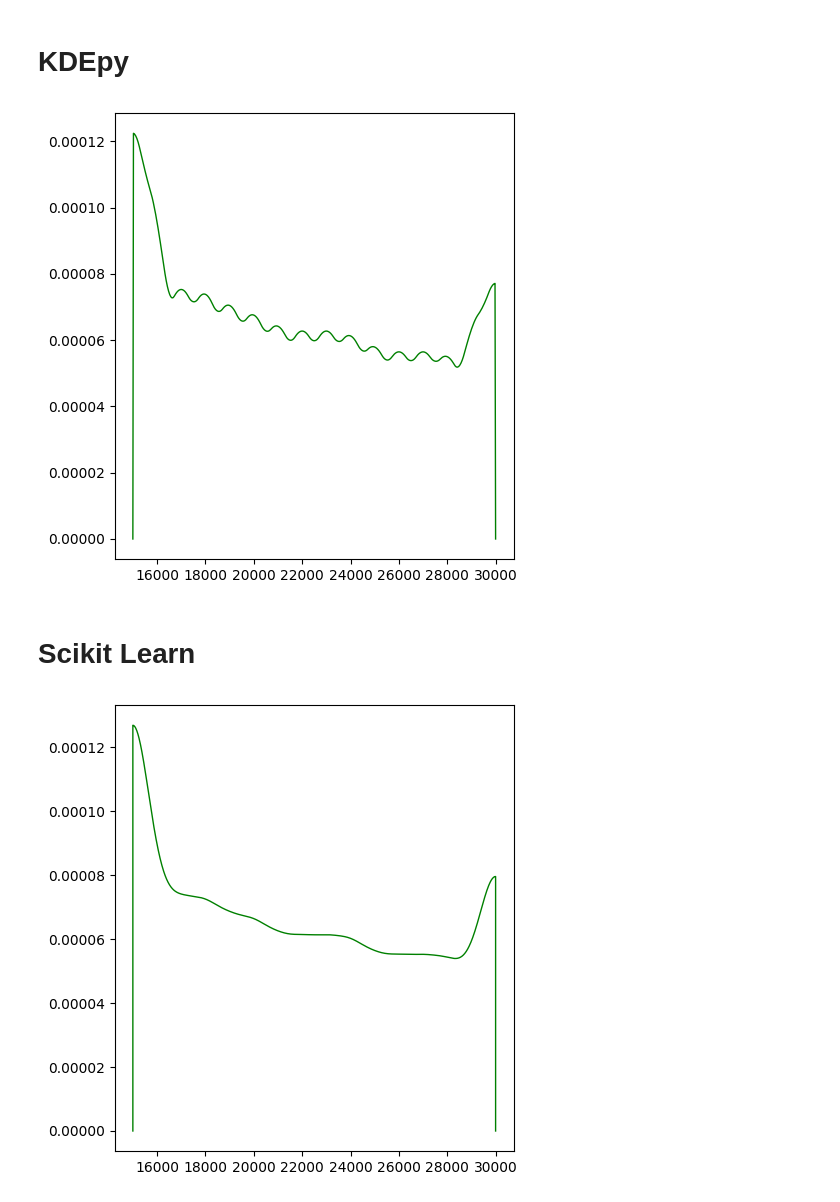
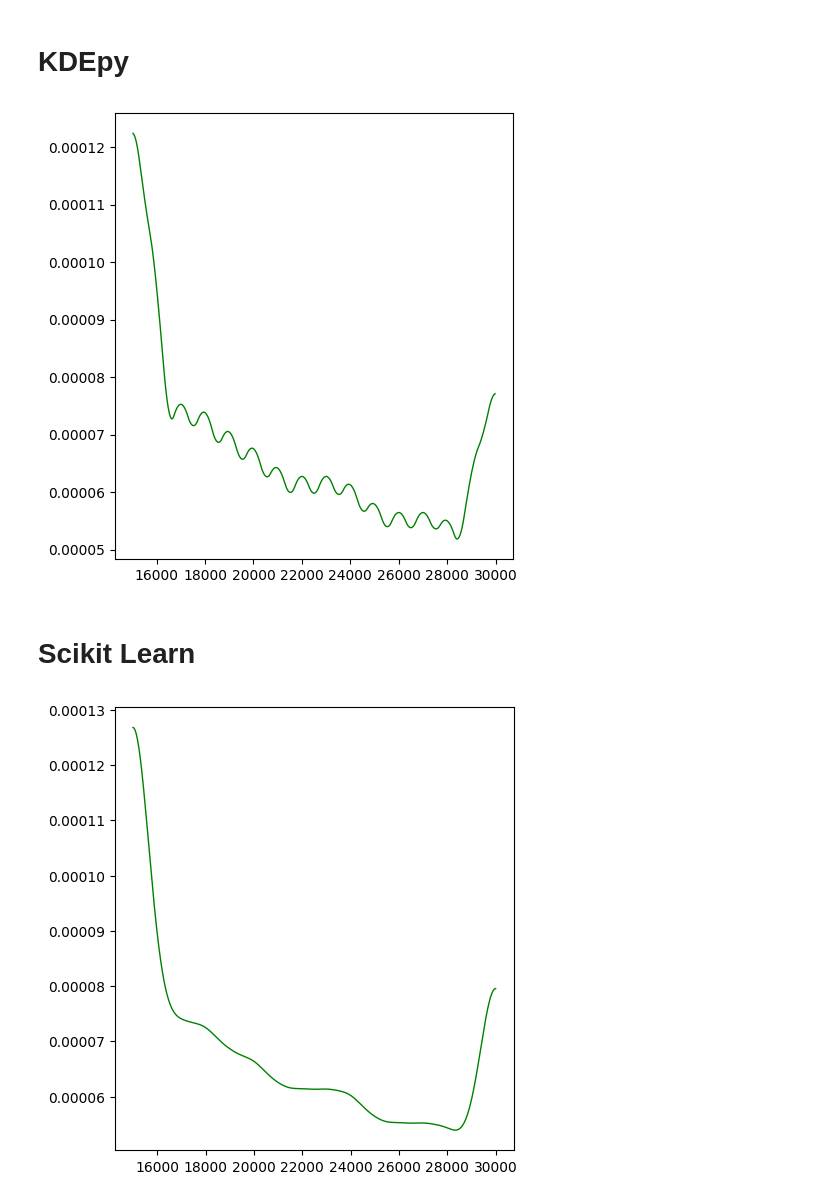
Before and after one commit to chum1ngo/StellarParametraPredictionDeepEnsemble, a Jupyter notebook: Resources/poseteriorDensityPlot.ipynb, the cells around one changed output. Cells and saved outputs as stored; diff of their text form; code cells hidden in the pictures.

```diff
--- a/Resources/poseteriorDensityPlot.ipynb
+++ b/Resources/poseteriorDensityPlot.ipynb
@@ -80,36 +80,32 @@ plt.show()
 # %%
 # https://kdepy.readthedocs.io/en/latest/examples.html#minimal-working-example-with-options
 from KDEpy import FFTKDE
 
 def KDEpy_density_plot(data, ax,title='',low_bound = None,up_bound = None, color='black',alpha=1,label='',kernel='biweight', bw='silverman',linewidth=1):
 
 	if low_bound != None and up_bound != None:
 		kde = FFTKDE(bw=bw, kernel=kernel)
 		x, y = kde.fit(data)(2**10)
 		data = np.concatenate((data, 2 * low_bound - data, 2 * up_bound - data))
 		# Compute KDE using the bandwidth found, and twice as many grid points
 		x, y = FFTKDE(bw=kde.bw, kernel=kernel).fit(data)(2**10)
 		plot_y = y[np.where((x>=low_bound) & (x<=up_bound))] # Set the KDE to zero outside of the domain
 		plot_x = x[np.where((x>=low_bound) & (x<=up_bound))]  # Set the KDE to zero outside of the domain
-		plot_y = np.append(plot_y,[0]) # Set the KDE to zero outside of the domain
-		plot_x = np.append(plot_x,[up_bound])  # Set the KDE to zero outside of the domain
-		plot_y = np.insert(plot_y,[0],[0]) # Set the KDE to zero outside of the domain
-		plot_x = np.insert(plot_x,[0],[low_bound])  # Set the KDE to zero outside of the domain
 		plot_y = plot_y * 3  # Double the y-values to get integral of ~1
 		ax.plot(plot_x, plot_y, label=label,color=color,alpha=alpha,linewidth=linewidth)
 		return x, y, kde
 	else:
 		x, y = FFTKDE(bw=bw, kernel=kernel).fit(data)(200)
 		ax.plot(x, y, label=label,color=color,alpha=alpha)
 		return x, y, kde
 
 fig, ax = plt.subplots(nrows=1,ncols=1,figsize=(5,5))
 i=0
 x,y,kde = KDEpy_density_plot(Y.iloc[:,i].values,ax=ax,low_bound=Y.iloc[:,i].min(),up_bound=Y.iloc[:,i].max(),linewidth=1,color='green')
 plt.tight_layout();
 plt.show()
 # %% [output]
-[figure, old version]
+[figure, new version]
 # %% [markdown]
 # Scikit Learn
 # %%
@@ -129,10 +125,6 @@ def SKL_density_plot(data, ax,low_bound=None,up_bound=None,title='', color='blac
 		y = np.exp(kde.score_samples(x.reshape(-1,1)))
 		plot_y = y[np.where((x>=low_bound) & (x<=up_bound))] # Set the KDE to zero outside of the domain
 		plot_x = x[np.where((x>=low_bound) & (x<=up_bound))]  # Set the KDE to zero outside of the domain
-		plot_y = np.append(plot_y,[0]) # Set the KDE to zero outside of the domain
-		plot_x = np.append(plot_x,[up_bound])  # Set the KDE to zero outside of the domain
-		plot_y = np.insert(plot_y,[0],[0]) # Set the KDE to zero outside of the domain
-		plot_x = np.insert(plot_x,[0],[low_bound])  # Set the KDE to zero outside of the domain
 		plot_y = plot_y * 3  # Double the y-values to get integral of ~1
 		ax.plot(plot_x, plot_y, label=label,color=color,alpha=alpha,linewidth=linewidth)
 		return x, y, kde
@@ -149,4 +141,4 @@ x,y,kde = SKL_density_plot(Y.iloc[:,i].values,ax=ax,low_bound=Y.iloc[:,i].min(),
 plt.tight_layout();
 plt.show()
 # %% [output]
-[figure, old version]
+[figure, new version]
```
Also changed, not shown: 2 other files.
